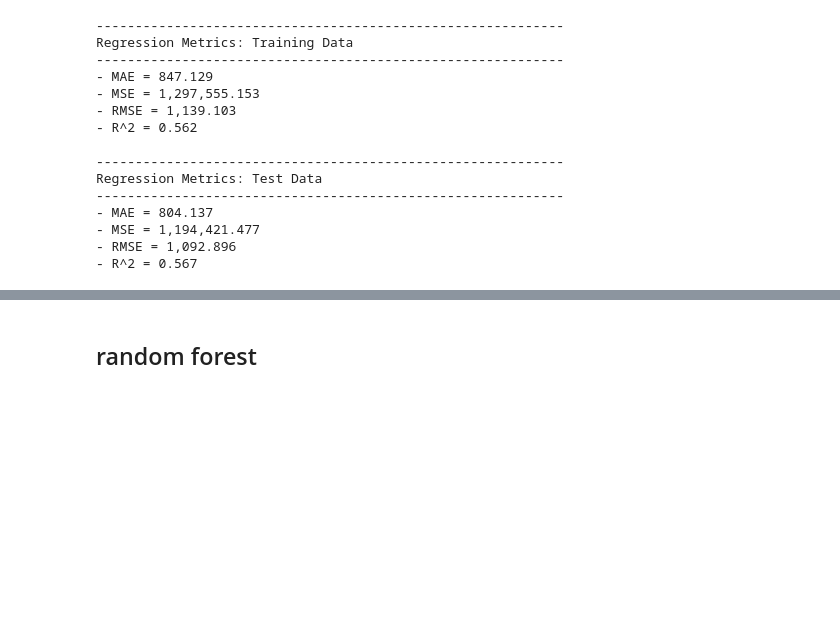
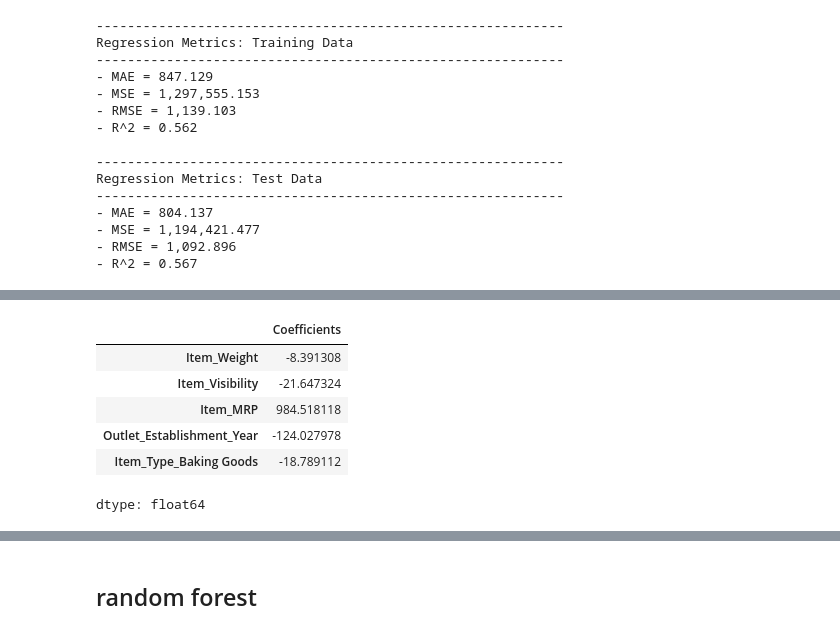
Before and after one commit to dalalyassin/Prediction-of-Product-Sales, a Jupyter notebook: Data_Cleaning.ipynb, the cells around one changed output, grey strips where cells are left out. Cells and saved outputs as stored; diff of their text form; code cells hidden in the pictures; blank space fills up the shorter version.

```diff
--- a/Data_Cleaning.ipynb
+++ b/Data_Cleaning.ipynb
@@ -547,0 +556,13 @@ feature_importance.head()
+# %%
+coeffs = pd.Series(lin_reg.coef_, index=feature_names,
+                        name='Coefficients')
+coeffs.loc['intercept'] = lin_reg.intercept_
+coeffs.head()
+# %% [output]
+|  | Coefficients |
+| Item_Weight | -8.391308 |
+| Item_Visibility | -21.647324 |
+| Item_MRP | 984.518118 |
+| Outlet_Establishment_Year | -124.027978 |
+| Item_Type_Baking Goods | -18.789112 |
+dtype: float64
```
Also changed, not shown: parts of 12 cells of this notebook.
